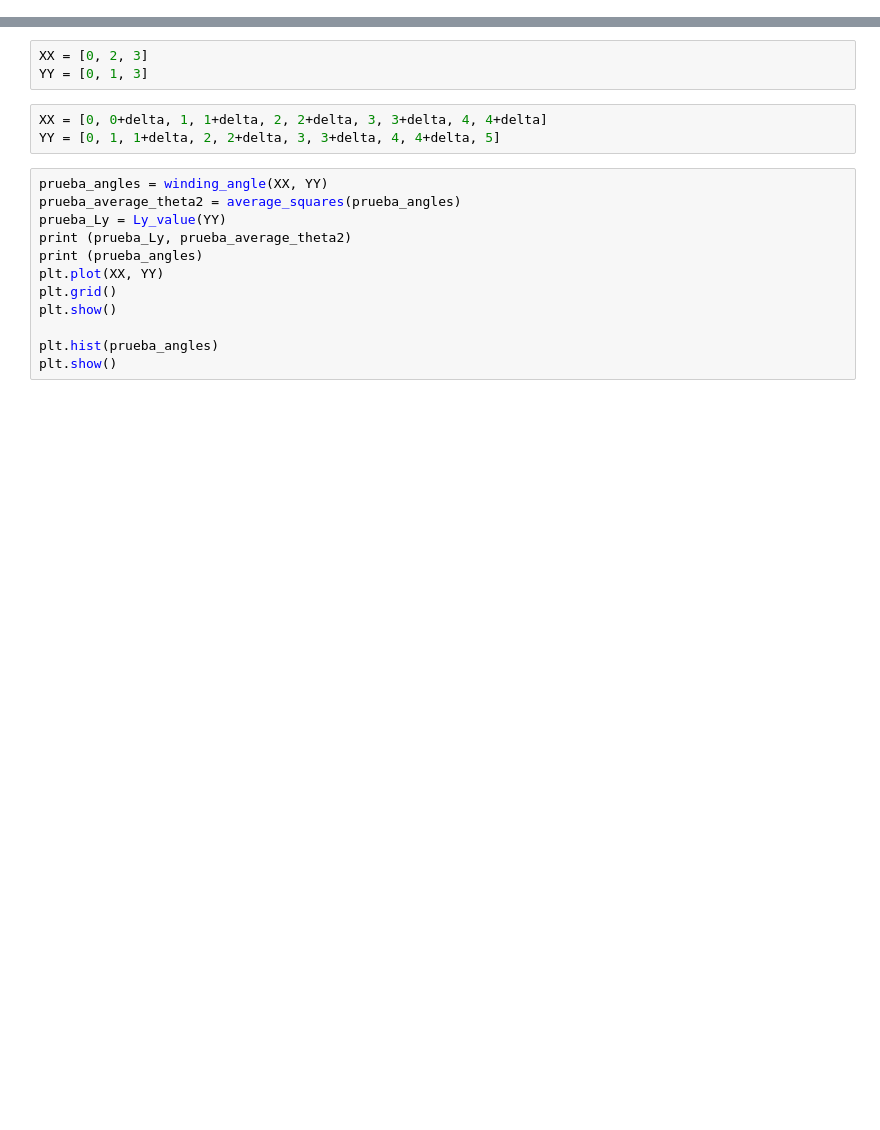
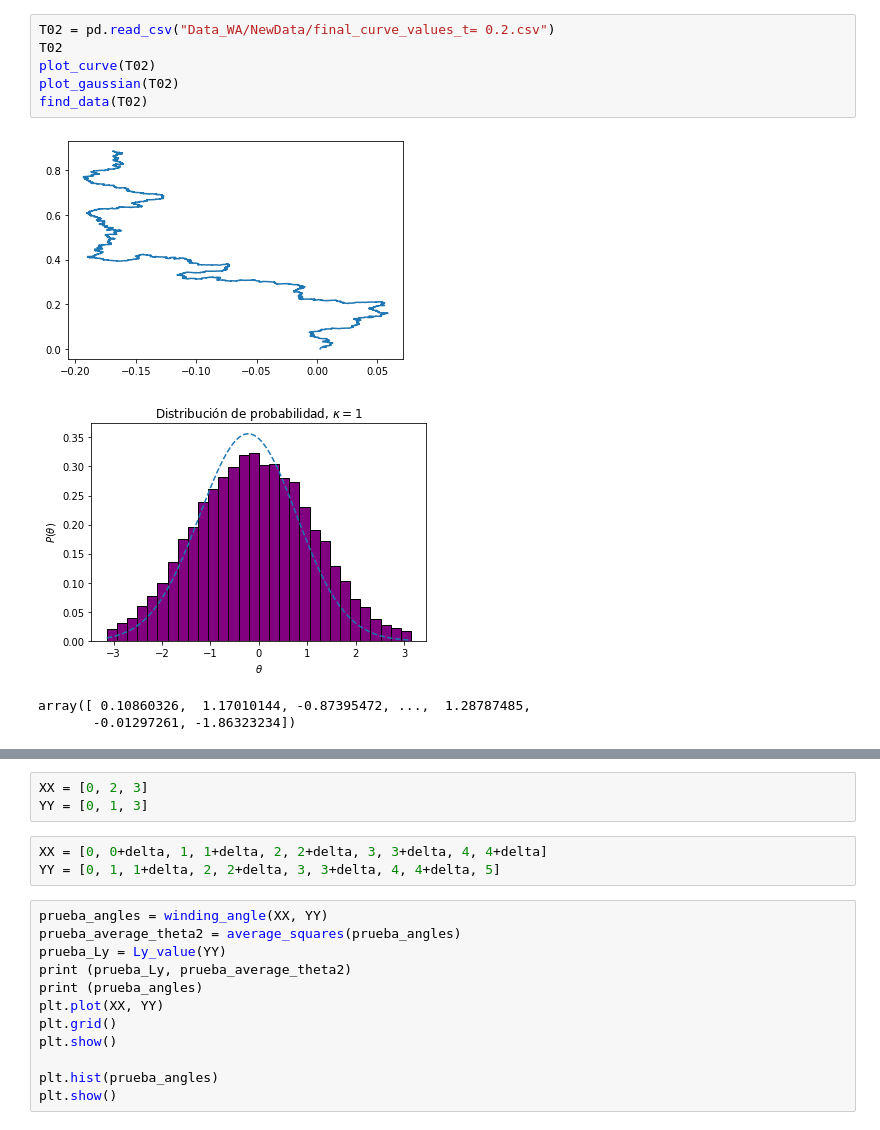
Before and after one commit to CamiloFajardo2021/Statistical_mechanics-project, a Jupyter notebook: angle.ipynb, the cells around one changed output, grey strips where cells are left out. Cells and saved outputs as stored; diff of their text form; blank space fills up the shorter version.

```diff
--- a/angle.ipynb
+++ b/angle.ipynb
@@ -123,0 +158,11 @@ for ii in range (1, 10):
+# %%
+T02 = pd.read_csv("Data_WA/NewData/final_curve_values_t= 0.2.csv")
+T02
+plot_curve(T02)
+plot_gaussian(T02)
+find_data(T02)
+# %% [output]
+[figure, added]
+[figure, added]
+array([ 0.10860326,  1.17010144, -0.87395472, ...,  1.28787485,
+       -0.01297261, -1.86323234])
```
Also changed, not shown: parts of 21 cells of this notebook.
